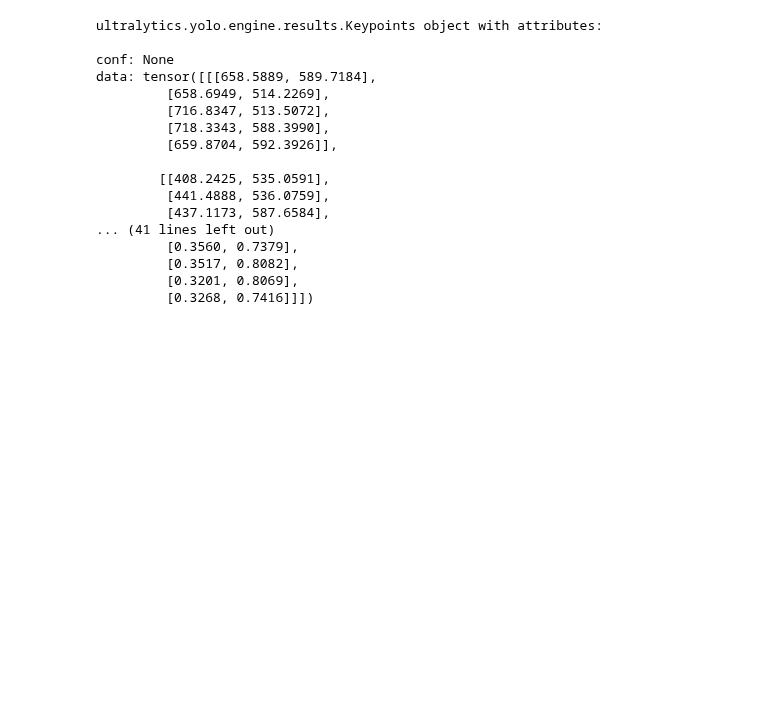
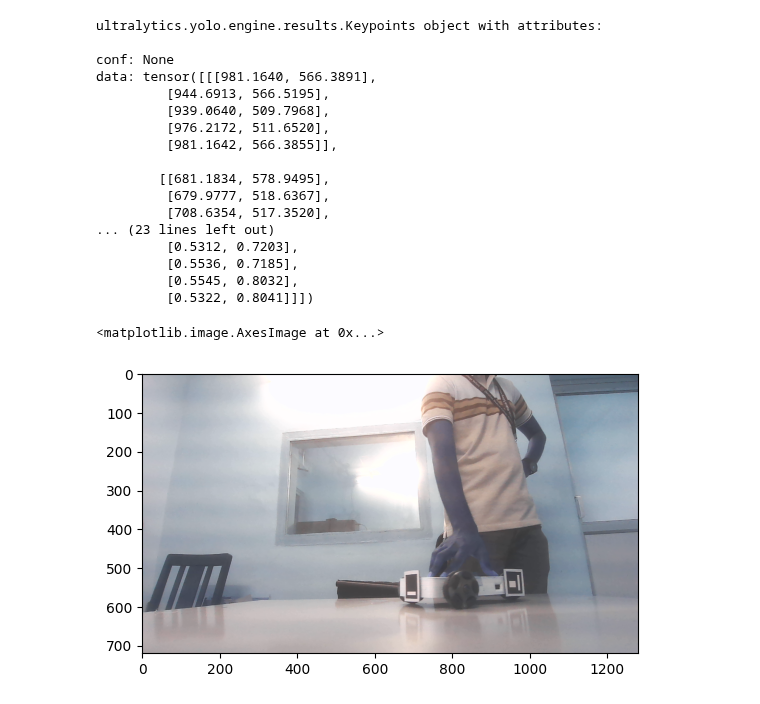
Before and after one commit to SujithChristopher/armbo, a Jupyter notebook: ipy_notebooks/yolov8_traning.ipynb, the cells around one changed output. Saved outputs shown, nothing was run; the diff lists cells and outputs as text; code cells hidden in the pictures; blank space fills up the shorter version.

```diff
--- a/ipy_notebooks/yolov8_traning.ipynb
+++ b/ipy_notebooks/yolov8_traning.ipynb
@@ -29,7 +17,7 @@ TensorBoard: Start with 'tensorboard --logdir runs\pose\train18', view at http:/
 KeyboardInterrupt:
 # %%
-model = YOLO(r"C:\Users\CMC\Documents\openposelibs\pose\DeepVision\ipy_notebooks\runs\pose\train15\weights\best.pt")
+model = YOLO(r"C:\Users\CMC\Documents\openposelibs\pose\DeepVision\models\kaggle_aruco_multiclass.pt")
 # %%
-result = model.predict(r"C:\Users\CMC\Documents\openposelibs\pose\DeepVision\dataset\multi_class\dataset_processed\images\test\image_502.png", verbose = True)
+result = model.predict(r"C:\Users\CMC\Documents\openposelibs\pose\DeepVision\dataset\multi_class\dataset_processed\images\test\image_538.png", verbose = True)
 # cl = model.predict(r"C:\Users\CMC\Documents\openposelibs\pose\DeepVision\dataset\multi_class\dataset_processed\images\test\image_502.png", verbose = True, classes = [0])
 # %% [output]
@@ -41,17 +53,22 @@ result[0].keypoints
 ultralytics.yolo.engine.results.Keypoints object with attributes:
 
 conf: None
-data: tensor([[[658.5889, 589.7184],
-         [658.6949, 514.2269],
-         [716.8347, 513.5072],
-         [718.3343, 588.3990],
-         [659.8704, 592.3926]],
+data: tensor([[[981.1640, 566.3891],
+         [944.6913, 566.5195],
+         [939.0640, 509.7968],
+         [976.2172, 511.6520],
+         [981.1642, 566.3855]],
 
-        [[408.2425, 535.0591],
-         [441.4888, 536.0759],
-         [437.1173, 587.6584],
-... (41 lines left out)
-         [0.3560, 0.7379],
-         [0.3517, 0.8082],
-         [0.3201, 0.8069],
-         [0.3268, 0.7416]]])
+        [[681.1834, 578.9495],
+         [679.9777, 518.6367],
+         [708.6354, 517.3520],
+... (23 lines left out)
+         [0.5312, 0.7203],
+         [0.5536, 0.7185],
+         [0.5545, 0.8032],
+         [0.5322, 0.8041]]])
+# %%
+plt.imshow(result[0].orig_img)
+# %% [output]
+<matplotlib.image.AxesImage at 0x...>
+[figure, added]
```
Also changed, not shown: parts of 4 cells of this notebook, 6 other files.
